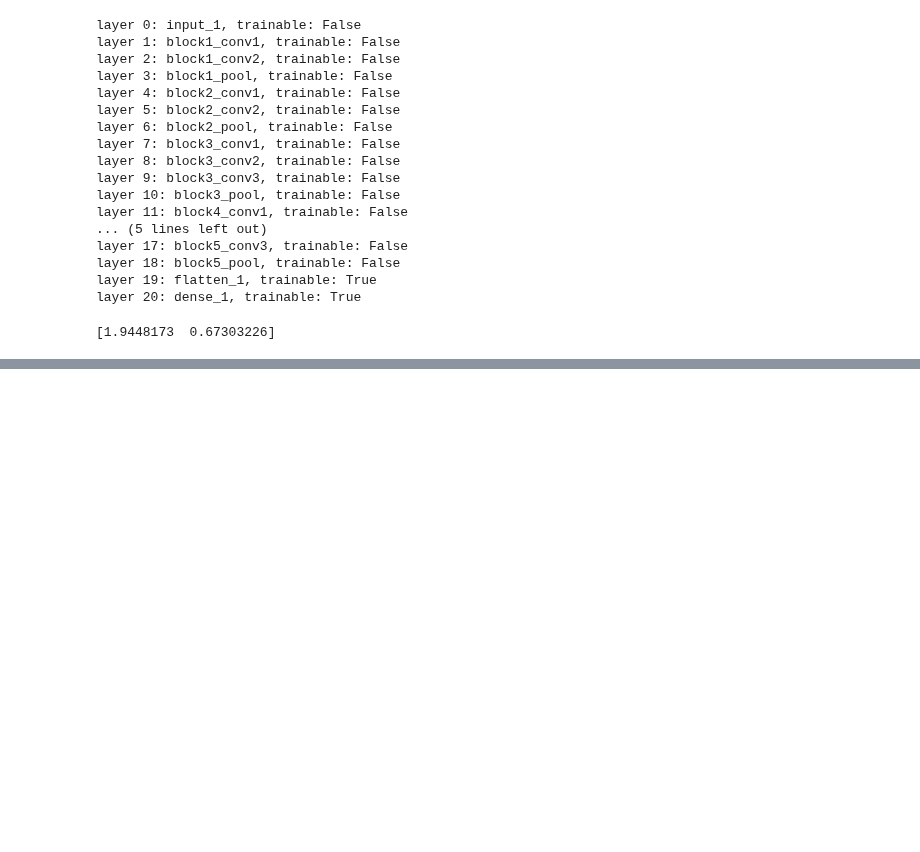
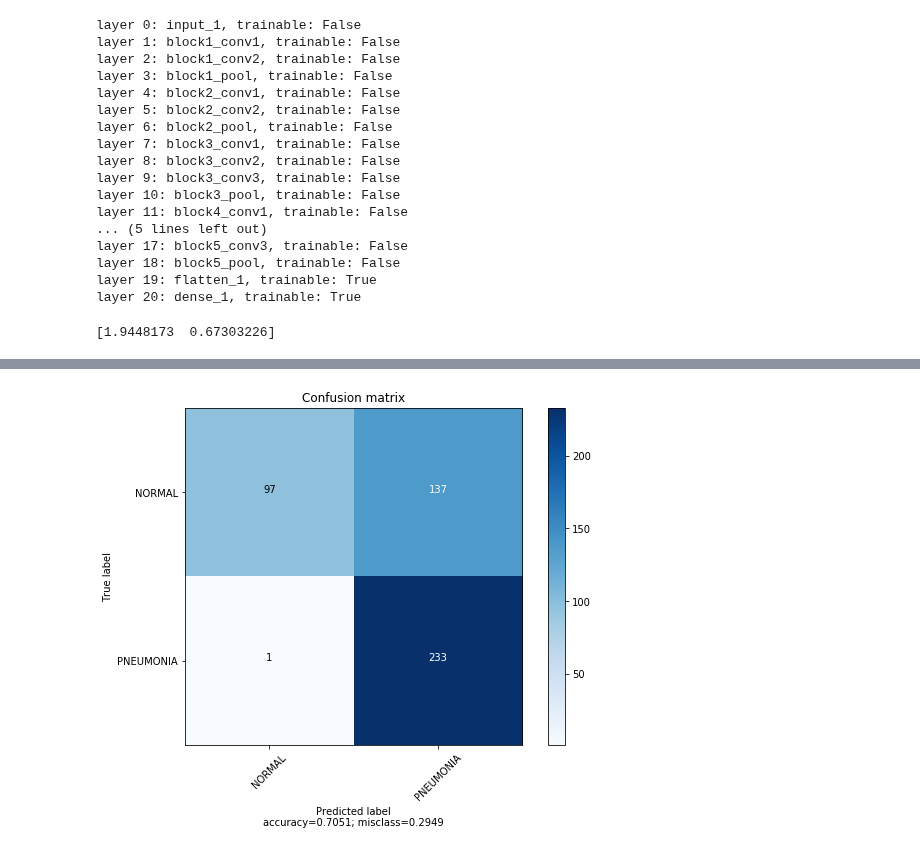
Before and after one commit to unit8co/amld-workshop-pneumonia, a Jupyter notebook: part3_model.ipynb, the cells around one changed output, grey strips where cells are left out. Cells and saved outputs as stored; diff of their text form; code cells hidden in the pictures; blank space fills up the shorter version.

```diff
--- a/part3_model.ipynb
+++ b/part3_model.ipynb
@@ -239,0 +267,12 @@ plot_confusion_matrix(conf_mtx, target_names = ['NORMAL', 'PNEUMONIA'], normaliz
+# %%
+from sklearn.metrics import confusion_matrix
+from model_morpho import *
+
+y_pred = model.predict(x_test_rus)
+y_pred_classes = np.argmax(y_pred, axis = 1)
+y_true = np.argmax(y_test_rus, axis = 1)
+
+conf_mtx = confusion_matrix(y_true, y_pred_classes)
+plot_confusion_matrix(conf_mtx, target_names = ['NORMAL', 'PNEUMONIA'], normalize=False)
+# %% [output]
+[figure, added]
```
Also changed, not shown: parts of 13 cells of this notebook.
